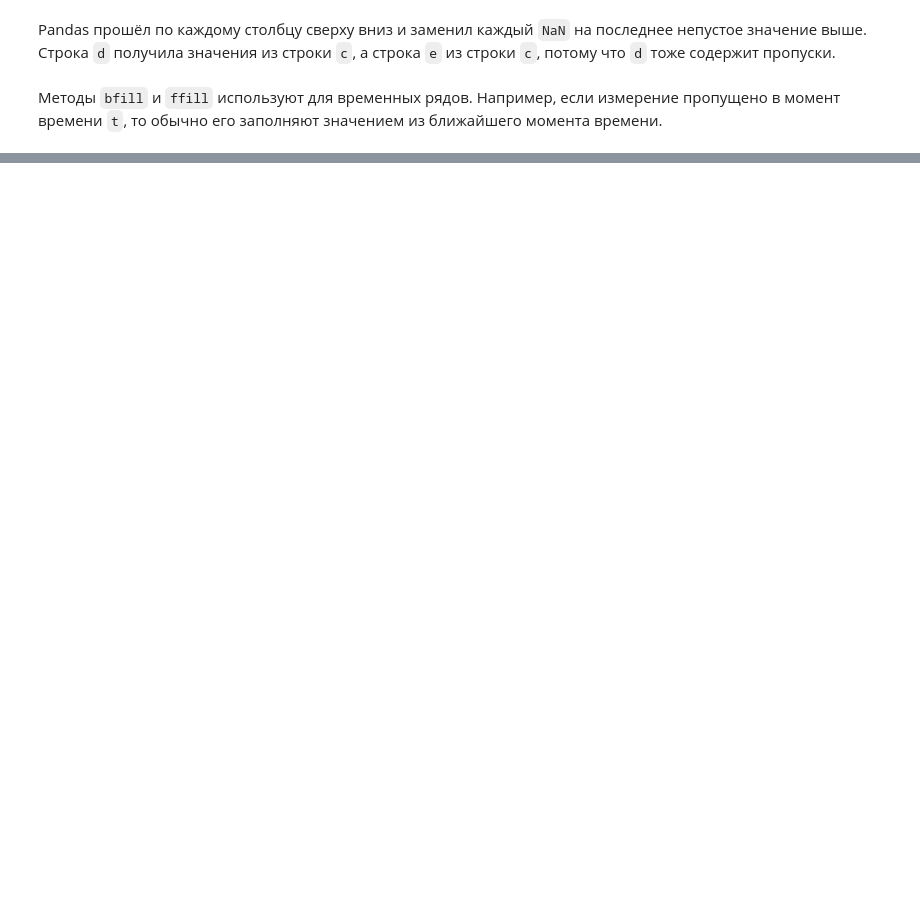
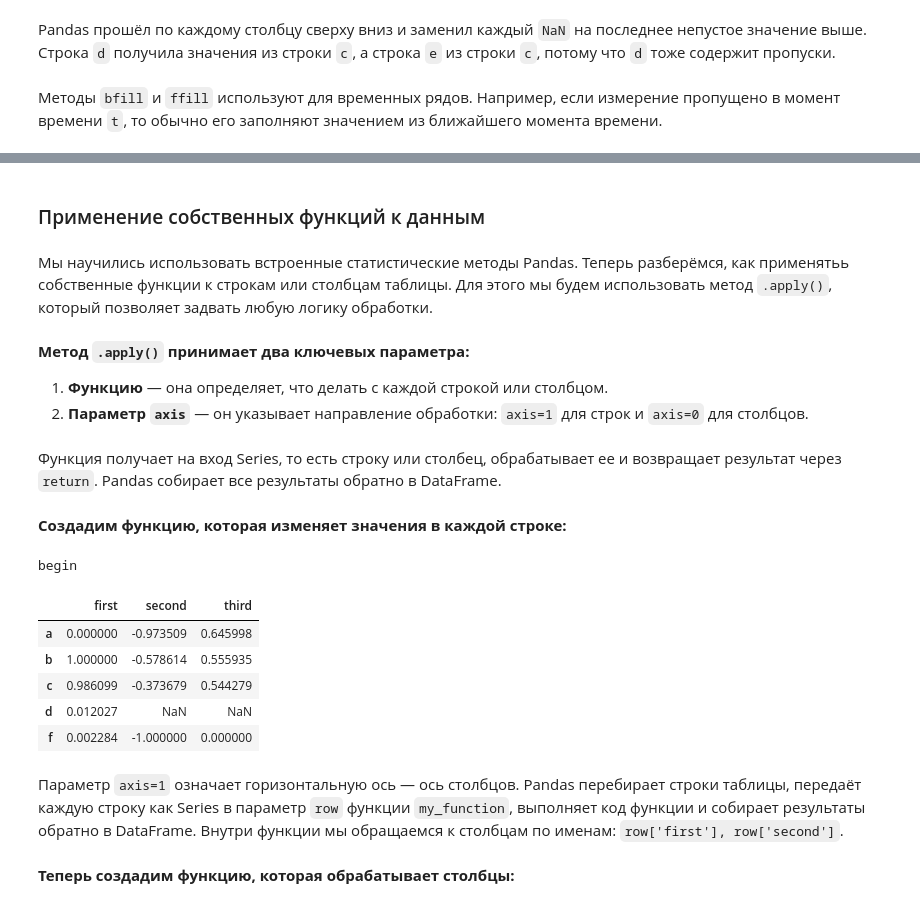
Before and after one commit to tadzhnahal/study-notes, a Jupyter notebook: HSE MDS/Machine Learning/ML_Lecture_02.ipynb, the cells around one changed output, grey strips where cells are left out. Saved outputs shown, nothing was run; the diff lists cells and outputs as text; code cells hidden in the pictures; blank space fills up the shorter version.

```diff
--- a/HSE MDS/Machine Learning/ML_Lecture_02.ipynb
+++ b/HSE MDS/Machine Learning/ML_Lecture_02.ipynb
@@ -1320,0 +1454,42 @@ Pandas прошёл по каждому столбцу сверху вниз и
+# %% [markdown]
+### Применение собственных функций к данным
+# %% [markdown]
+Мы научились использовать встроенные статистические методы Pandas. Теперь разберёмся, как применятьь собственные функции к строкам или столбцам таблицы. Для этого мы будем использовать метод `.apply()`, который позволяет задвать любую логику обработки.
+# %% [markdown]
+**Метод `.apply()` принимает два ключевых параметра:**
+1. **Функцию** — она определяет, что делать с каждой строкой или столбцом.
+2. **Параметр `axis`** — он указывает направление обработки: `axis=1` для строк и `axis=0` для столбцов.
+# %% [markdown]
+Функция получает на вход Series, то есть строку или столбец, обрабатывает ее и возвращает результат через `return`. Pandas собирает все результаты обратно в DataFrame.
+# %% [markdown]
+**Создадим функцию, которая изменяет значения в каждой строке:**
+# %%
+# Определяем функцию для обработки одной строки
+def my_function(row):
+
+    # Возводим значение столбца `first` в квадрат
+    row['first'] = row['first'] ** 2
+
+    # Вычитаем 1 из значения столбца `second`
+    row['second'] = row['second'] - 1
+
+    # Возвращаем изменённую строку
+    return row
+
+# Выводим сообщение о начале работы
+print("begin")
+
+# Применяем функцию к каждой строке таблицы
+df.apply(my_function, axis=1)
+# %% [output]
+begin
+|  | first | second | third |
+| a | 0.000000 | -0.973509 | 0.645998 |
+| b | 1.000000 | -0.578614 | 0.555935 |
+| c | 0.986099 | -0.373679 | 0.544279 |
+| d | 0.012027 | NaN | NaN |
+| f | 0.002284 | -1.000000 | 0.000000 |
+# %% [markdown]
+Параметр `axis=1` означает горизонтальную ось — ось столбцов. Pandas перебирает строки таблицы, передаёт каждую строку как Series в параметр `row` функции `my_function`, выполняет код функции и собирает результаты обратно в DataFrame. Внутри функции мы обращаемся к столбцам по именам: `row['first'], row['second']`.
+# %% [markdown]
+**Теперь создадим функцию, которая обрабатывает столбцы:**
```
Also changed, not shown: parts of 93 cells of this notebook.
